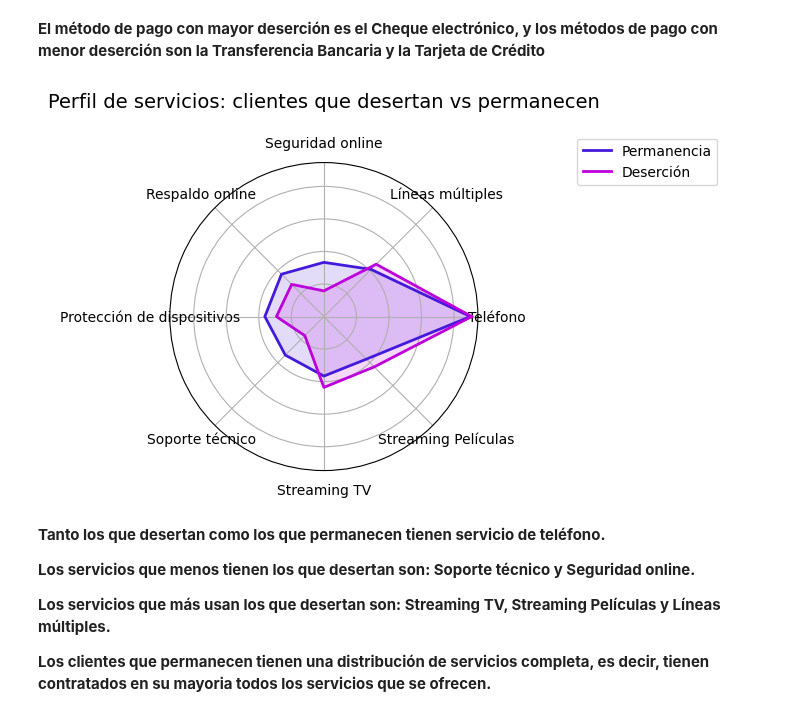
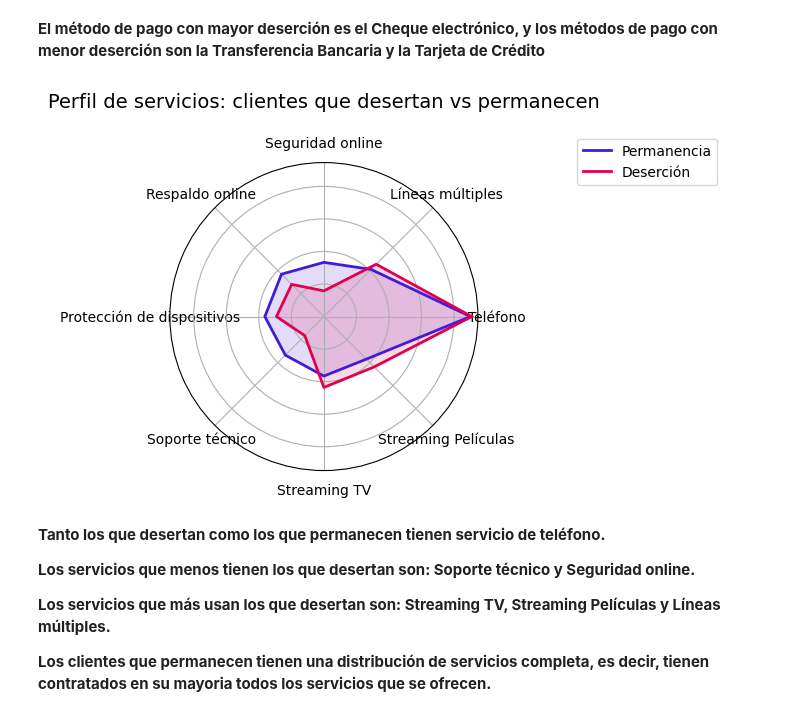
Before and after one commit to JGP-Code/TelecomX_LATAM_Challenge, a Jupyter notebook: TelecomX_LATAM.ipynb, the cells around one changed output. Drawn from its saved outputs; the diff is of its cells as text; code cells hidden in the pictures.

```diff
--- a/TelecomX_LATAM.ipynb
+++ b/TelecomX_LATAM.ipynb
@@ -932,36 +932,36 @@ perfil_arana = perfil_arana * 100
 # Preparar datos para radar chart
 etiquetas_arana = columnas_arana
 num_vars = len(etiquetas_arana)
 
 angulos = np.linspace(0, 2 * np.pi, num_vars, endpoint=False).tolist()
 angulos += angulos[:1]  # cerrar el círculo
 
 # Crear figura
 fig, ax = plt.subplots(figsize=(4, 4), subplot_kw=dict(polar=True))
 
 # Plot para churn = 0
 valores_0 = perfil_arana.loc[0].tolist()
 valores_0 += valores_0[:1]
 ax.plot(angulos, valores_0, linewidth=2, label='Permanencia', color='#431ADB')
 ax.fill(angulos, valores_0, alpha=0.15, color='#431ADB')
 
 # Plot para churn = 1
 valores_1 = perfil_arana.loc[1].tolist()
 valores_1 += valores_1[:1]
-ax.plot(angulos, valores_1, linewidth=2, label='Deserción', color='#BD00DB')
-ax.fill(angulos, valores_1, alpha=0.15, color='#BD00DB')
+ax.plot(angulos, valores_1, linewidth=2, label='Deserción', color='#E10050')
+ax.fill(angulos, valores_1, alpha=0.15, color='#E10050')
 
 # Ajustes visuales
 ax.set_xticks(angulos[:-1])
 ax.set_xticklabels(columnas_arana_cambio, fontsize=10)
 ax.set_yticklabels([])
 
 
 plt.title('Perfil de servicios: clientes que desertan vs permanecen', fontsize=14, pad=40)
 plt.legend(loc='upper right', bbox_to_anchor=(1.8, 1.1))
 plt.show()
 # %% [output]
-[figure, old version]
+[figure, new version]
 # %% [markdown]
 **Tanto los que desertan como los que permanecen tienen servicio de teléfono.**
 
```
Also changed, not shown: parts of 7 cells of this notebook.
